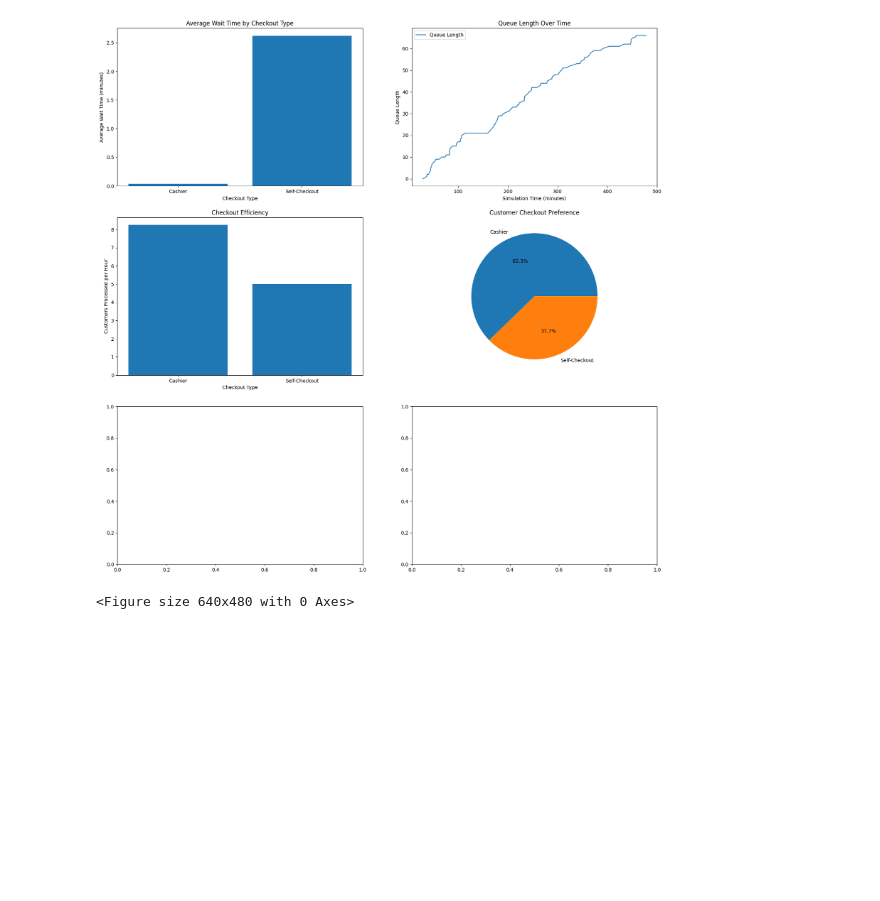
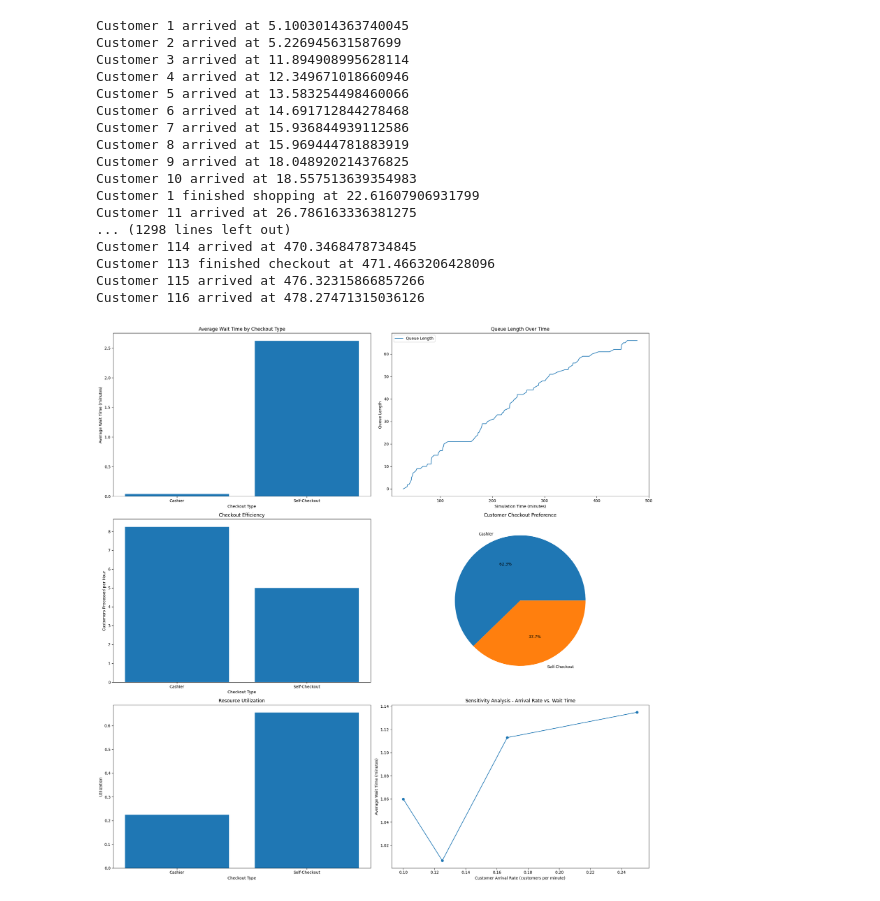
Before and after one commit to GarrettIvers/CashierSim, a Jupyter notebook: FinalProject_02.ipynb, the cells around one changed output. Cells and saved outputs as stored; diff of their text form; code cells hidden in the pictures; blank space fills up the shorter version.

```diff
--- a/FinalProject_02.ipynb
+++ b/FinalProject_02.ipynb
@@ -20,6 +20,7 @@ class GroceryStore:
         self.self_checkout_service_time_std = self_checkout_service_time_std
         self.seed = seed
         self.data = []
+        self.customer_count = 0  # Initialize customer count
 
         # Set the seed for reproducibility
         random.seed(self.seed)
@@ -27,15 +28,19 @@ class GroceryStore:
 
     def customer_arrival(self):
         while True:
+            self.customer_count += 1  # Increment customer count
+            customer_id = self.customer_count  # Assign customer ID
             # Generate customer arrivals using a Poisson distribution
             interarrival_time = random.expovariate(self.arrival_rate)
             yield self.env.timeout(interarrival_time)
-            self.env.process(self.customer_flow())
+            print(f"Customer {customer_id} arrived at {self.env.now}")
+            self.env.process(self.customer_flow(customer_id))
 
-    def customer_flow(self):
+    def customer_flow(self, customer_id):
         # Simulate shopping time using a normal distribution
         shopping_time = random.normalvariate(self.shopping_time_mean, self.shopping_time_std)
         yield self.env.timeout(max(0, shopping_time))
+        print(f"Customer {customer_id} finished shopping at {self.env.now}")
 
         # Decide whether the customer chooses cashier or self-checkout
         if len(self.cashier_queue.queue) < len(self.self_checkout_queue.queue) or self.self_checkout_queue.capacity == 0:
@@ -62,6 +67,7 @@ class GroceryStore:
             service_time = random.normalvariate(service_time_mean, service_time_std)
             service_time = max(0, service_time)  # Ensure service time is non-negative
             yield self.env.timeout(service_time)
+            print(f"Customer {customer_id} finished checkout at {self.env.now}")
             self.data.append([self.env.now, shopping_time, checkout_queue_time, service_time, checkout_type])
 
 def run_simulation(simulation_time, num_cashiers, num_self_checkouts, arrival_rate, shopping_time_mean, shopping_time_std, cashier_service_time_mean, cashier_service_time_std, self_checkout_service_time_mean, self_checkout_service_time_std, seed):
@@ -133,35 +139,51 @@ cashier_utilization = simulation_data[simulation_data['CheckoutType'] == 'Cashie
 self_checkout_utilization = simulation_data[simulation_data['CheckoutType'] == 'Self-Checkout']['ServiceTime'].sum() / (num_self_checkouts * simulation_time)
 axs[2, 0].bar(['Cashier', 'Self-Checkout'], [cashier_utilization, self_checkout_utilization])
 axs[2, 0].set_xlabel('Checkout Type')
 axs[2, 0].set_ylabel('Utilization')
 axs[2, 0].set_title('Resource Utilization')
 
 # Graph 6: Sensitivity Analysis
 arrival_rates = [1/10, 1/8, 1/6, 1/4]
 avg_wait_times = []
 for rate in arrival_rates:
     simulation_data_sensitivity = run_simulation(simulation_time, num_cashiers, num_self_checkouts, rate, shopping_time_mean, shopping_time_std, cashier_service_time_mean, cashier_service_time_std, self_checkout_service_time_mean, self_checkout_service_time_std, seed)
     avg_wait_time = simulation_data_sensitivity['CheckoutQueueTime'].mean()
     avg_wait_times.append(avg_wait_time)
 axs[2, 1].plot(arrival_rates, avg_wait_times, marker='o')
 axs[2, 1].set_xlabel('Customer Arrival Rate (customers per minute)')
 axs[2, 1].set_ylabel('Average Wait Time (minutes)')
 axs[2, 1].set_title('Sensitivity Analysis - Arrival Rate vs. Wait Time')
 
 # Adjust layout for better appearance
 plt.tight_layout()
 plt.show()
 # Python
 pd.set_option('display.max_rows', None)  # Display all rows
 pd.set_option('display.max_columns', None)  # Display all columns
 
 # Python
 simulation_data.reset_index(drop=True, inplace=True)
 
 display(simulation_data)
 # %% [output]
+Customer 1 arrived at 5.1003014363740045
+Customer 2 arrived at 5.226945631587699
+Customer 3 arrived at 11.894908995628114
+Customer 4 arrived at 12.349671018660946
+Customer 5 arrived at 13.583254498460066
+Customer 6 arrived at 14.691712844278468
+Customer 7 arrived at 15.936844939112586
+Customer 8 arrived at 15.969444781883919
+Customer 9 arrived at 18.048920214376825
+Customer 10 arrived at 18.557513639354983
+Customer 1 finished shopping at 22.61607906931799
+Customer 11 arrived at 26.786163336381275
+... (1298 lines left out)
+Customer 114 arrived at 470.3468478734845
+Customer 113 finished checkout at 471.4663206428096
+Customer 115 arrived at 476.32315866857266
+Customer 116 arrived at 478.27471315036126
-[figure, old version]
+[figure, new version]
-<Figure size 640x480 with 0 Axes>
 |  | Timestamp | ShoppingTime | CheckoutQueueTime | ServiceTime | CheckoutType |
 | 0 | 29.22 | 17.52 | 0.00 | 6.60 | Self-Checkout |
 | 1 | 36.61 | 20.05 | 0.00 | 4.21 | Cashier |
```
Also changed, not shown: parts of 2 cells of this notebook.
